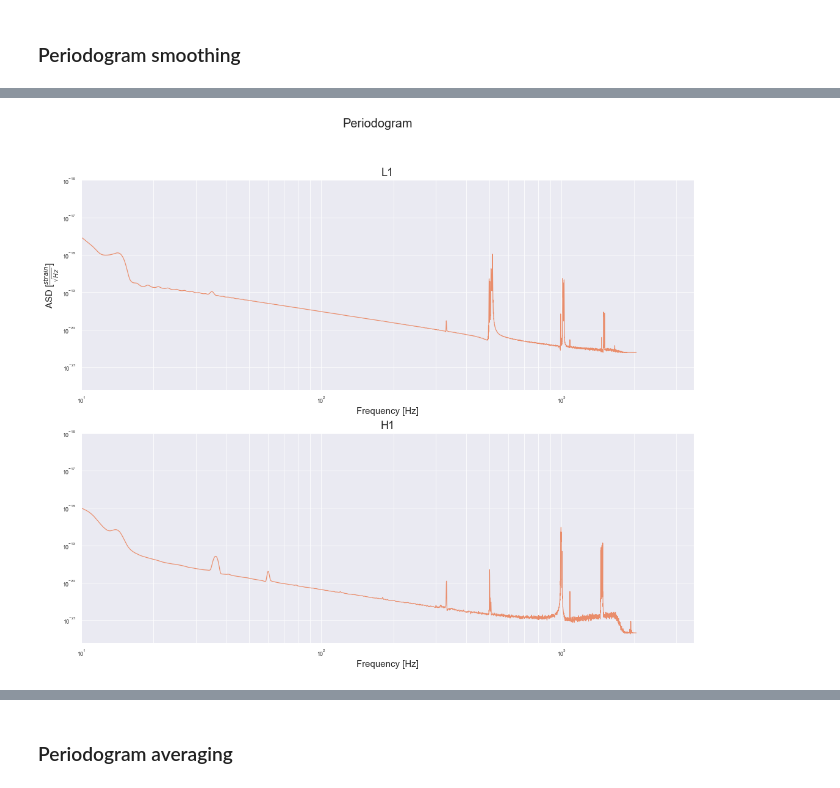
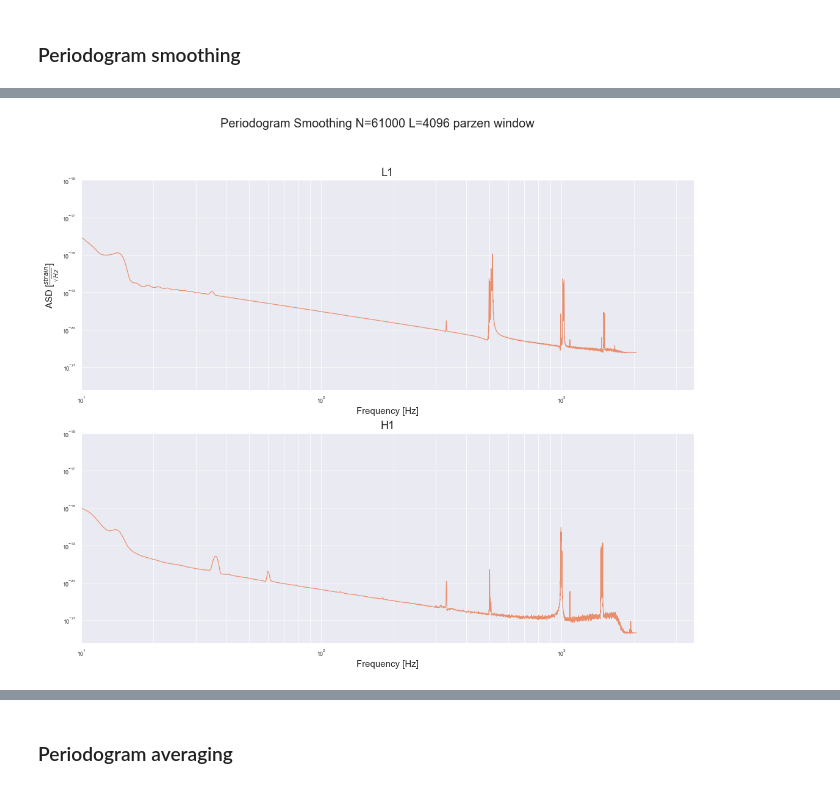
Before and after one commit to asp-image-dsp/asp-tp1, a Jupyter notebook: notebooks/report.ipynb, the cells around one changed output, grey strips where cells are left out. Cells and saved outputs as stored; diff of their text form; code cells hidden in the pictures.

```diff
--- a/notebooks/report.ipynb
+++ b/notebooks/report.ipynb
@@ -349,13 +349,13 @@ plot_dual_asd(l1_32_psd_smoothing, h1_32_psd_smoothing, 1 / h1_32_ts, 'Periodogr
 # %%
 # Compute the periodogram and plot it
 N = 61000
 L = 4096
 window = 'parzen'
 h1_32_psd_smoothing = periodogram_smoothing(h1_32_samples[0:N], L, window=window)
 l1_32_psd_smoothing = periodogram_smoothing(l1_32_samples[0:N], L, window=window)
-plot_dual_asd(l1_32_psd_smoothing, h1_32_psd_smoothing, 1 / h1_32_ts, 'Periodogram')
+plot_dual_asd(l1_32_psd_smoothing, h1_32_psd_smoothing, 1 / h1_32_ts, f'Periodogram Smoothing N={N} L={L} {window} window')
 # %% [output]
-[figure, old version]
+[figure, new version]
 # %%
 # Compute the periodogram and plot it
 N = 61000
```
Also changed, not shown: parts of 33 cells of this notebook.
